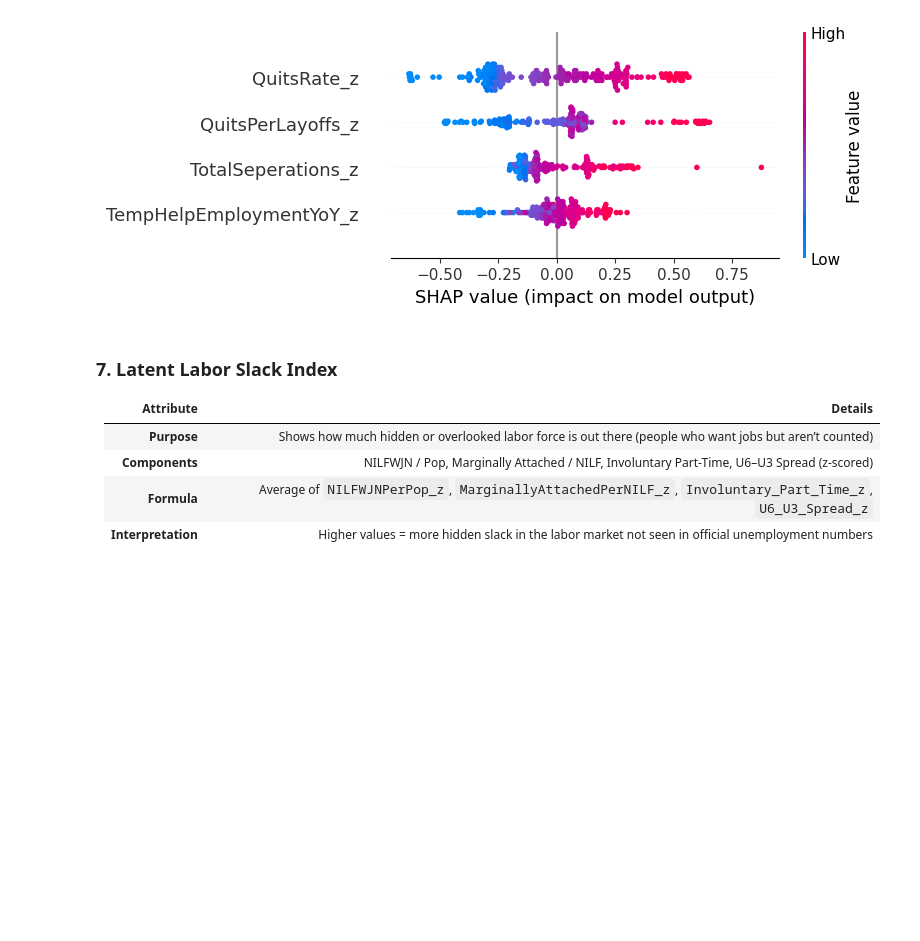
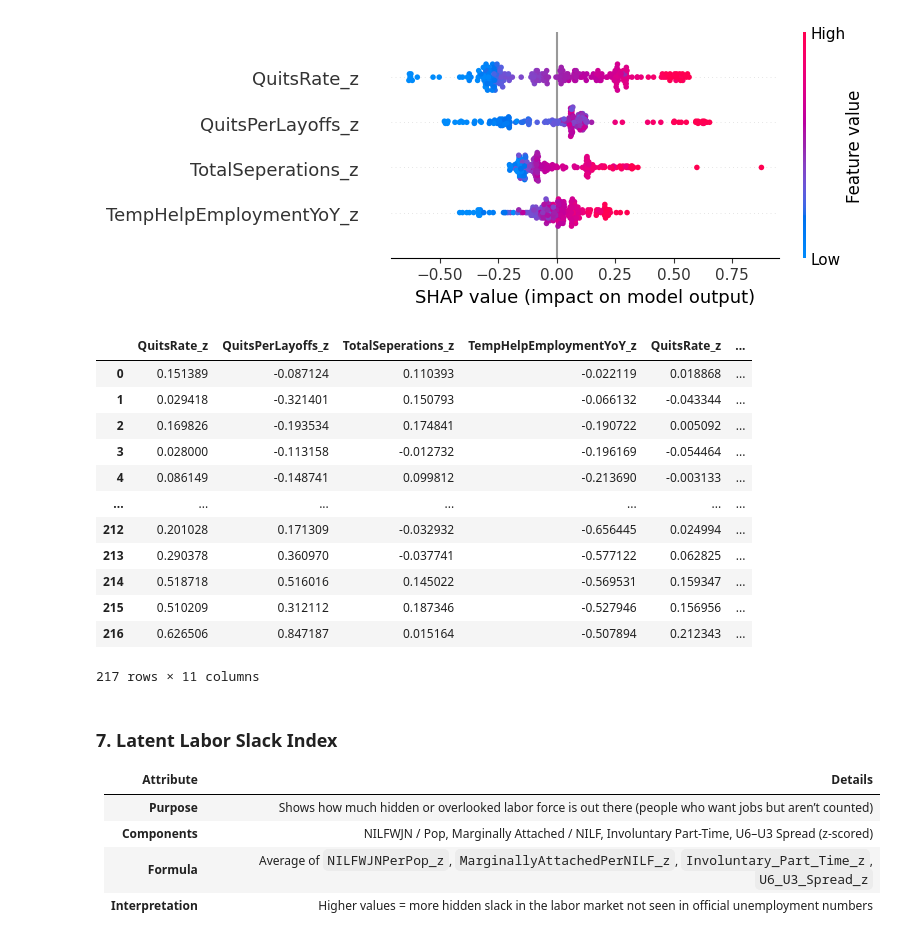
Before and after one commit to Makster04/Labor_Market_Index, a Jupyter notebook: Demand_vs_Supply/Demand_vs_Supply.ipynb, the cells around one changed output. Drawn from its saved outputs; the diff is of its cells as text; code cells hidden in the pictures; blank space fills up the shorter version.

```diff
--- a/Demand_vs_Supply/Demand_vs_Supply.ipynb
+++ b/Demand_vs_Supply/Demand_vs_Supply.ipynb
@@ -602,6 +602,35 @@ shap_values = explainer(X_clean)
 shap.summary_plot(shap_values, X_clean)
 # %% [output]
 [figure]
+# %%
+# Step 5: Create SHAP DataFrame
+shap_df = pd.DataFrame(shap_values.values, columns=X_clean.columns)
+shap_df['prediction'] = model.predict(X_clean)
+shap_df['true_y'] = y_clean.reset_index(drop=True)
+shap_df['base_value'] = shap_values.base_values
+
+# Optional: Include feature values for context
+features_df = X_clean.reset_index(drop=True)
+final_df = pd.concat([features_df, shap_df], axis=1)
+
+# View a sample
+final_df
+# Export to CSV (optional)
+# final_df.to_csv("shap_results_labor_market.csv", index=False)
+# %% [output]
+|  | QuitsRate_z | QuitsPerLayoffs_z | TotalSeperations_z | TempHelpEmploymentYoY_z | QuitsRate_z | ... |
+| 0 | 0.151389 | -0.087124 | 0.110393 | -0.022119 | 0.018868 | ... |
+| 1 | 0.029418 | -0.321401 | 0.150793 | -0.066132 | -0.043344 | ... |
+| 2 | 0.169826 | -0.193534 | 0.174841 | -0.190722 | 0.005092 | ... |
+| 3 | 0.028000 | -0.113158 | -0.012732 | -0.196169 | -0.054464 | ... |
+| 4 | 0.086149 | -0.148741 | 0.099812 | -0.213690 | -0.003133 | ... |
+| ... | ... | ... | ... | ... | ... | ... |
+| 212 | 0.201028 | 0.171309 | -0.032932 | -0.656445 | 0.024994 | ... |
+| 213 | 0.290378 | 0.360970 | -0.037741 | -0.577122 | 0.062825 | ... |
+| 214 | 0.518718 | 0.516016 | 0.145022 | -0.569531 | 0.159347 | ... |
+| 215 | 0.510209 | 0.312112 | 0.187346 | -0.527946 | 0.156956 | ... |
+| 216 | 0.626506 | 0.847187 | 0.015164 | -0.507894 | 0.212343 | ... |
+217 rows × 11 columns
 # %% [markdown]
 ### 7. **Latent Labor Slack Index**
 
```
Also changed, not shown: parts of 5 cells of this notebook, 3 other files.
